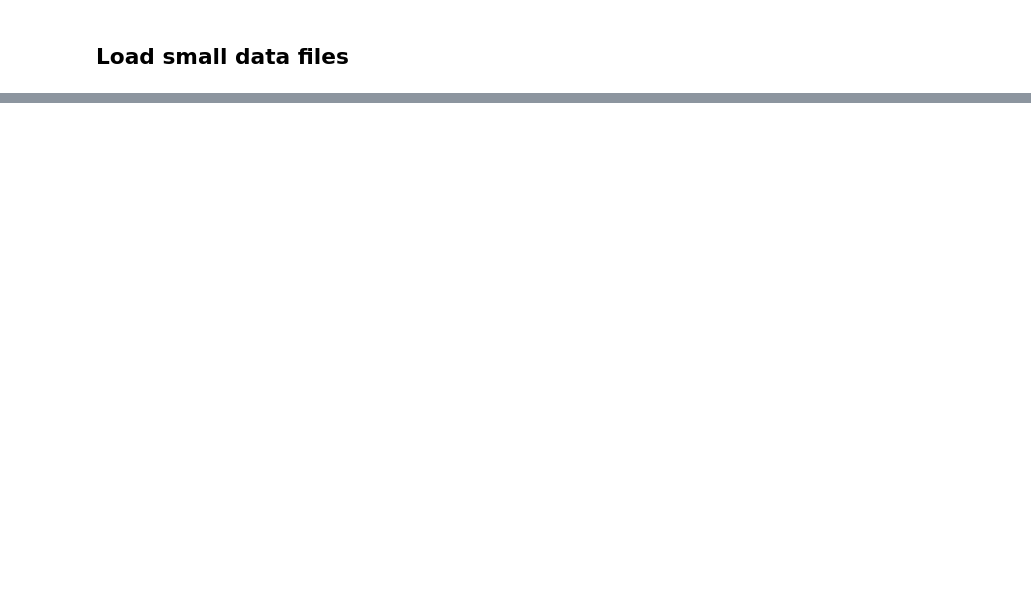
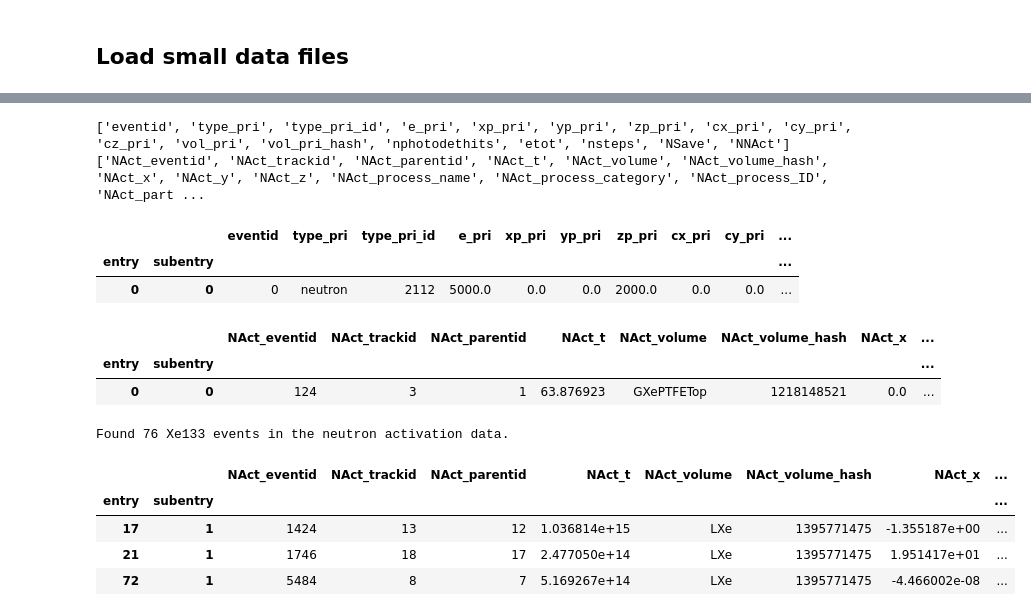
Before and after one commit to B-Koberg/XeSim, a Jupyter notebook: notebooks/Example_analysis.ipynb, the cells around one changed output, grey strips where cells are left out. Drawn from its saved outputs; the diff is of its cells as text; code cells hidden in the pictures; blank space fills up the shorter version.

```diff
--- a/notebooks/Example_analysis.ipynb
+++ b/notebooks/Example_analysis.ipynb
@@ -92,0 +288,43 @@ Process type of 210 is RadioactiveDecayBase.
+# %%
+files = [f+":events/events" for f in glob.glob("../events_*.root")]
+
+da_perEvent = uproot.dask(files, filter_name=perEvent_keys, allow_missing=True, step_size="2GB")
+print(da_perEvent.fields)
+da_perNeutron = uproot.dask(files, filter_name=perNeutron_keys, allow_missing=True, step_size="2GB")
+print(da_perNeutron.fields)
+
+# Select only rows with entries
+da_perEvent = da_perEvent[ak.num(da_perEvent["type_pri"]) > 0]
+da_perNeutron = da_perNeutron[ak.num(da_perNeutron["NAct_eventid"]) > 0]
+
+df_perEvent = da.to_dataframe(da_perEvent)
+df_perNeutron = da.to_dataframe(da_perNeutron)
+# %% [output]
+['eventid', 'type_pri', 'type_pri_id', 'e_pri', 'xp_pri', 'yp_pri', 'zp_pri', 'cx_pri', 'cy_pri', 'cz_pri', 'vol_pri', 'vol_pri_hash', 'nphotodethits', 'etot', 'nsteps', 'NSave', 'NNAct']
+['NAct_eventid', 'NAct_trackid', 'NAct_parentid', 'NAct_t', 'NAct_volume', 'NAct_volume_hash', 'NAct_x', 'NAct_y', 'NAct_z', 'NAct_process_name', 'NAct_process_category', 'NAct_process_ID', 'NAct_part ...
+# %%
+df_perEvent.head(1)
+# %% [output]
+|  |  | eventid | type_pri | type_pri_id | e_pri | xp_pri | yp_pri | zp_pri | cx_pri | cy_pri | ... |
+| entry | subentry |  |  |  |  |  |  |  |  |  | ... |
+| 0 | 0 | 0 | neutron | 2112 | 5000.0 | 0.0 | 0.0 | 2000.0 | 0.0 | 0.0 | ... |
+# %%
+df_perNeutron.head(1)
+# %% [output]
+|  |  | NAct_eventid | NAct_trackid | NAct_parentid | NAct_t | NAct_volume | NAct_volume_hash | NAct_x | ... |
+| entry | subentry |  |  |  |  |  |  |  | ... |
+| 0 | 0 | 124 | 3 | 1 | 63.876923 | GXePTFETop | 1218148521 | 0.0 | ... |
+# %%
+only_Xe136 = df_perNeutron[df_perNeutron['NAct_particle_id'] == int(Particle.from_name("Xe133").pdgid)]
+
+# This is slow as it does all the computation .. its just to show here
+print(f"Found {len(only_Xe136)} Xe133 events in the neutron activation data.")
+
+only_Xe136.head(3)
+# %% [output]
+Found 76 Xe133 events in the neutron activation data.
+|  |  | NAct_eventid | NAct_trackid | NAct_parentid | NAct_t | NAct_volume | NAct_volume_hash | NAct_x | ... |
+| entry | subentry |  |  |  |  |  |  |  | ... |
+| 17 | 1 | 1424 | 13 | 12 | 1.036814e+15 | LXe | 1395771475 | -1.355187e+00 | ... |
+| 21 | 1 | 1746 | 18 | 17 | 2.477050e+14 | LXe | 1395771475 | 1.951417e+01 | ... |
+| 72 | 1 | 5484 | 8 | 7 | 5.169267e+14 | LXe | 1395771475 | -4.466002e-08 | ... |
```
Also changed, not shown: parts of 17 cells of this notebook, 5 other files.
